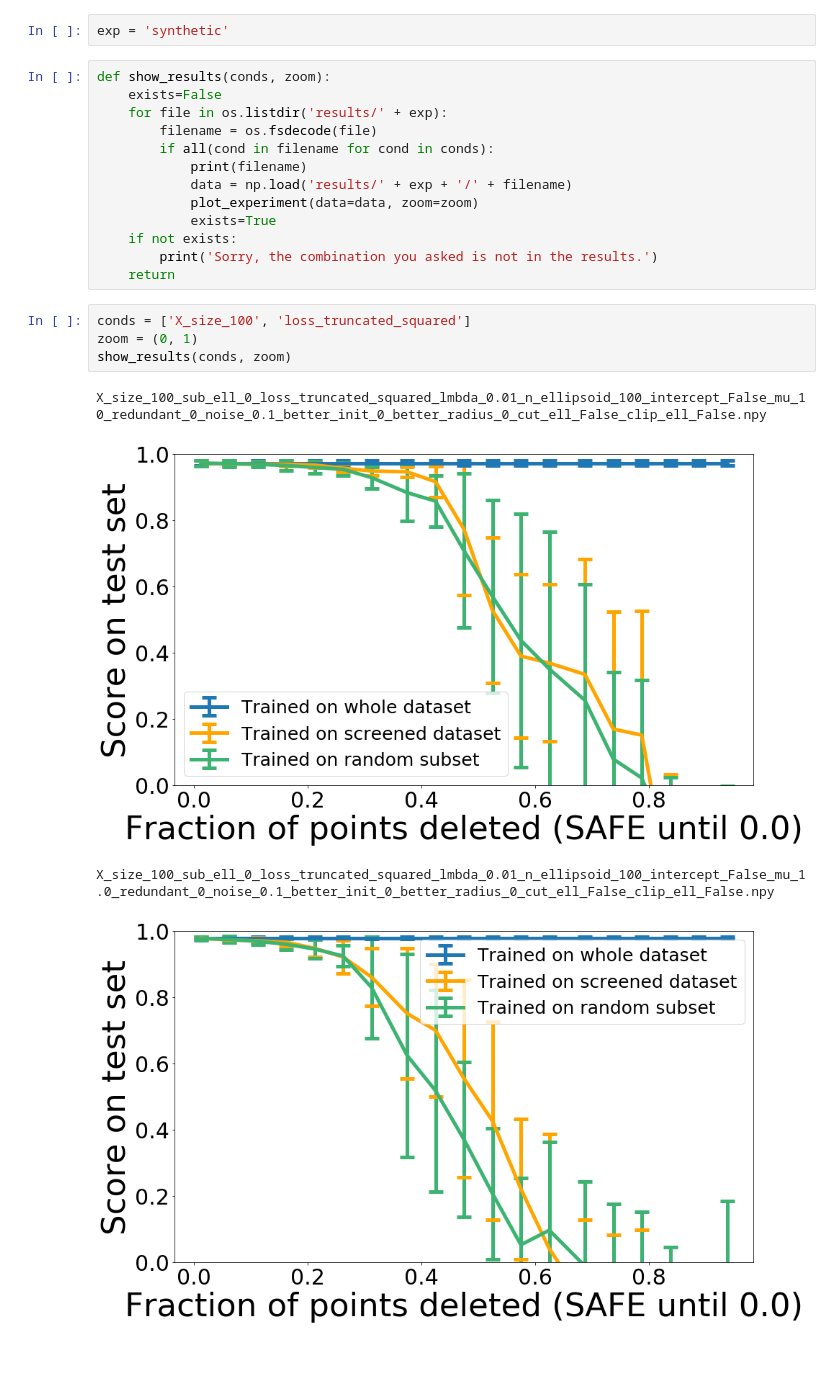
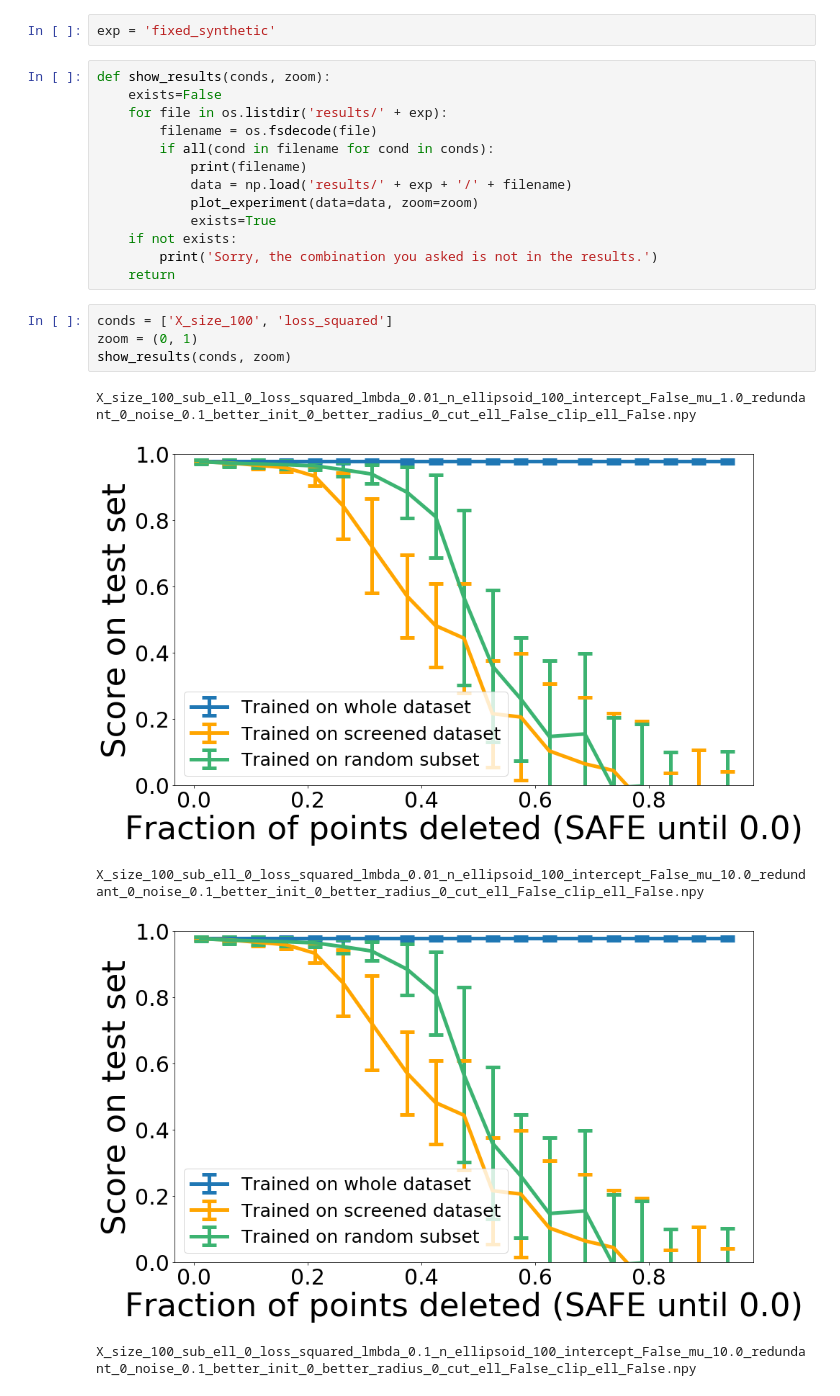
Before and after one commit to GregoireMialon/screening_samples, a Jupyter notebook: visualization.ipynb, the cells around one changed output. Cells and saved outputs as stored; diff of their text form; blank space fills up the shorter version.

Commit message:
added margin, squared_hinge, and other minor changes, building another experiment function

```diff
--- a/visualization.ipynb
+++ b/visualization.ipynb
@@ -6,7 +6,7 @@ import numpy as np
 import re
 from tools import plot_experiment
 # %%
-exp = 'synthetic'
+exp = 'fixed_synthetic'
 # %%
 def show_results(conds, zoom):
     exists=False
@@ -21,11 +21,12 @@ def show_results(conds, zoom):
         print('Sorry, the combination you asked is not in the results.')
     return
 # %%
-conds = ['X_size_100', 'loss_truncated_squared']
+conds = ['X_size_100', 'loss_squared']
 zoom = (0, 1)
 show_results(conds, zoom)
 # %% [output]
-X_size_100_sub_ell_0_loss_truncated_squared_lmbda_0.01_n_ellipsoid_100_intercept_False_mu_10_redundant_0_noise_0.1_better_init_0_better_radius_0_cut_ell_False_clip_ell_False.npy
+X_size_100_sub_ell_0_loss_squared_lmbda_0.01_n_ellipsoid_100_intercept_False_mu_1.0_redundant_0_noise_0.1_better_init_0_better_radius_0_cut_ell_False_clip_ell_False.npy
-[figure, old version]
+[figure, new version]
-X_size_100_sub_ell_0_loss_truncated_squared_lmbda_0.01_n_ellipsoid_100_intercept_False_mu_1.0_redundant_0_noise_0.1_better_init_0_better_radius_0_cut_ell_False_clip_ell_False.npy
+X_size_100_sub_ell_0_loss_squared_lmbda_0.01_n_ellipsoid_100_intercept_False_mu_10.0_redundant_0_noise_0.1_better_init_0_better_radius_0_cut_ell_False_clip_ell_False.npy
-[figure, old version]
+[figure, new version]
+X_size_100_sub_ell_0_loss_squared_lmbda_0.1_n_ellipsoid_100_intercept_False_mu_10.0_redundant_0_noise_0.1_better_init_0_better_radius_0_cut_ell_False_clip_ell_False.npy
```
Also changed, not shown: parts of 1 cell of this notebook, 3 other files.
